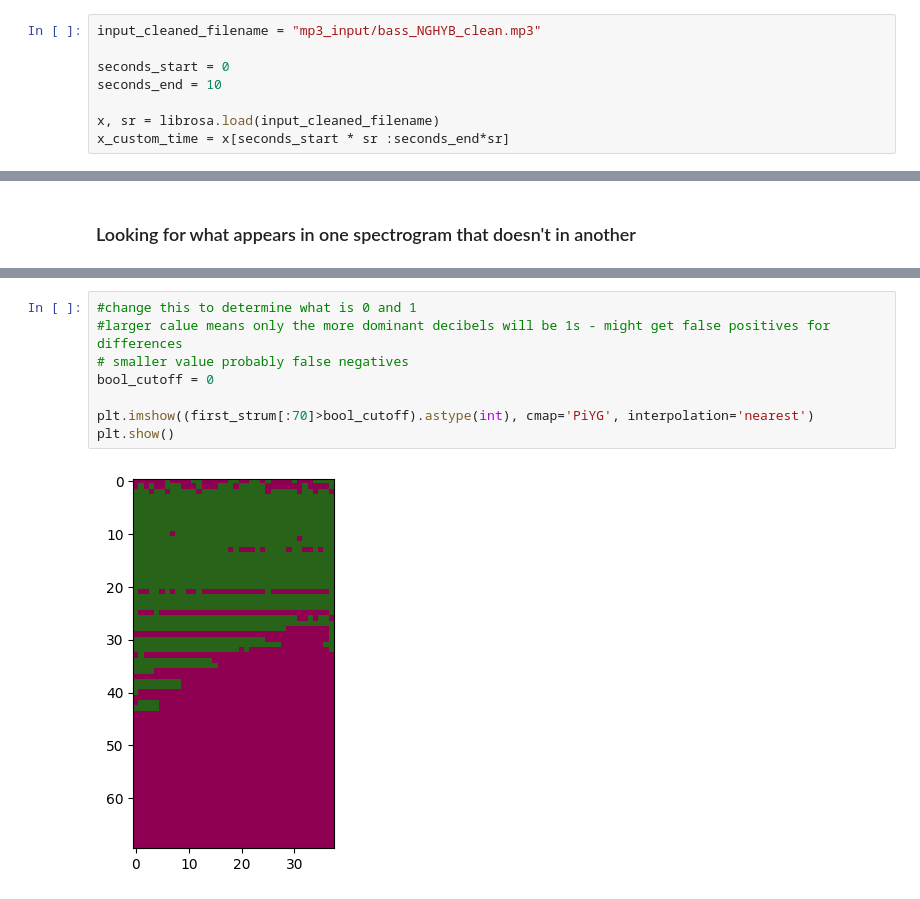
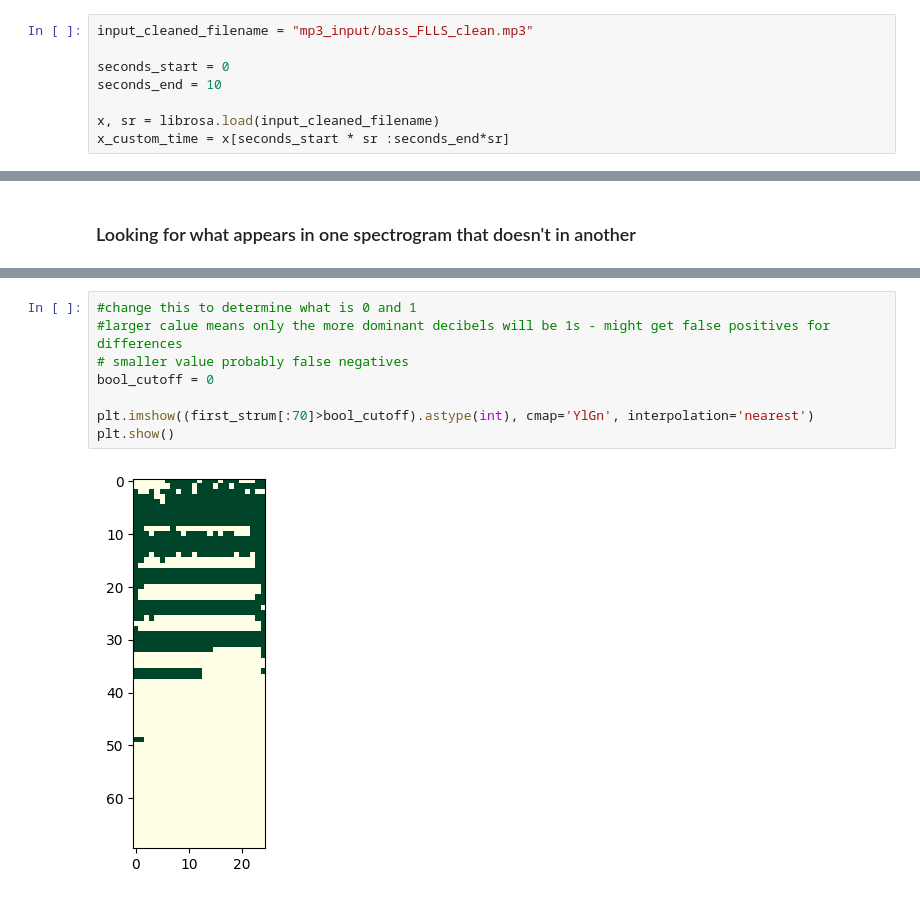
Before and after one commit to RosieBi/Bass_Learning, a Jupyter notebook: Music_Transcription/spectrogram_array.ipynb, the cells around one changed output, grey strips where cells are left out. Cells and saved outputs as stored; diff of their text form.

```diff
--- a/Music_Transcription/spectrogram_array.ipynb
+++ b/Music_Transcription/spectrogram_array.ipynb
@@ -8,7 +8,7 @@ import numpy as np
 import pretty_midi
 import librosa
 # %%
-input_cleaned_filename = "mp3_input/bass_NGHYB_clean.mp3"
+input_cleaned_filename = "mp3_input/bass_FLLS_clean.mp3"
 
 seconds_start = 0
 seconds_end = 10
@@ -343,11 +327,11 @@ plt.show()
 # %%
 #change this to determine what is 0 and 1
 #larger calue means only the more dominant decibels will be 1s - might get false positives for differences
 # smaller value probably false negatives
 bool_cutoff = 0
 
-plt.imshow((first_strum[:70]>bool_cutoff).astype(int), cmap='PiYG', interpolation='nearest')
+plt.imshow((first_strum[:70]>bool_cutoff).astype(int), cmap='YlGn', interpolation='nearest')
 plt.show()
 # %% [output]
-[figure, old version]
+[figure, new version]
 # %%
```
Also changed, not shown: parts of 44 cells of this notebook.
